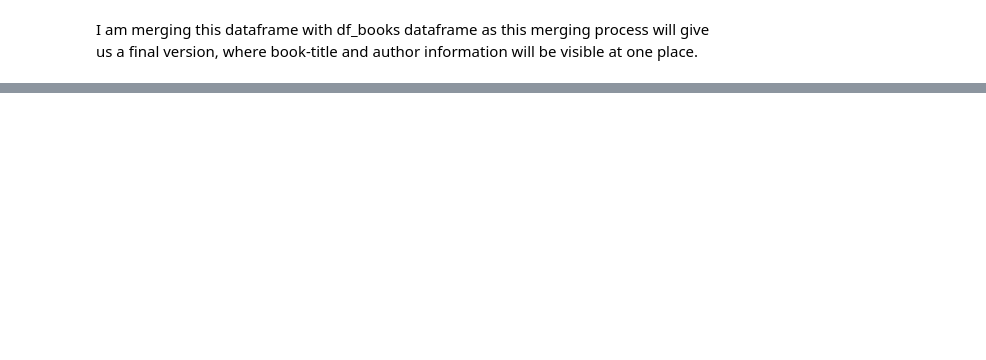
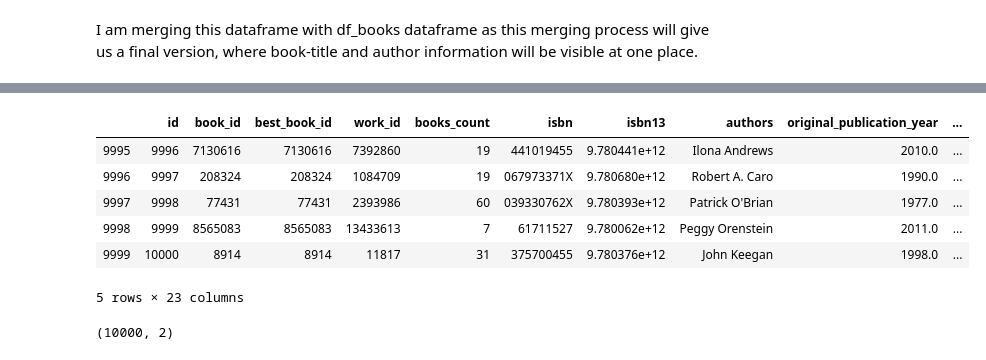
Before and after one commit to ProfAnshul/Book-Recommendation, a Jupyter notebook: Wrangling_Storytelling.ipynb, the cells around one changed output, grey strips where cells are left out. Saved outputs shown, nothing was run; the diff lists cells and outputs as text; code cells hidden in the pictures; blank space fills up the shorter version.

```diff
--- a/Wrangling_Storytelling.ipynb
+++ b/Wrangling_Storytelling.ipynb
@@ -998,2 +1360,5 @@ combined_tags.head(7)
 # %% [markdown]
 I am merging this dataframe with df_books dataframe as this merging process will give us a final version, where book-title and author information will be visible at one place.
+# %%
+org_book = pd.read_csv('books.csv')
+org_book.shape
@@ -999,0 +1377,16 @@ I am merging this dataframe with df_books dataframe as this merging process will
+# %%
+org_book.rename(columns={'book_id' : 'id', 'goodreads_book_id' : 'book_id'},inplace = True)
+# %%
+org_book.tail(5)
+# %% [output]
+|  | id | book_id | best_book_id | work_id | books_count | isbn | isbn13 | authors | original_publication_year | ... |
+| 9995 | 9996 | 7130616 | 7130616 | 7392860 | 19 | 441019455 | 9.780441e+12 | Ilona Andrews | 2010.0 | ... |
+| 9996 | 9997 | 208324 | 208324 | 1084709 | 19 | 067973371X | 9.780680e+12 | Robert A. Caro | 1990.0 | ... |
+| 9997 | 9998 | 77431 | 77431 | 2393986 | 60 | 039330762X | 9.780393e+12 | Patrick O'Brian | 1977.0 | ... |
+| 9998 | 9999 | 8565083 | 8565083 | 13433613 | 7 | 61711527 | 9.780062e+12 | Peggy Orenstein | 2011.0 | ... |
+| 9999 | 10000 | 8914 | 8914 | 11817 | 31 | 375700455 | 9.780376e+12 | John Keegan | 1998.0 | ... |
+5 rows × 23 columns
+# %%
+combined_tags.shape
+# %% [output]
+(10000, 2)
```
Also changed, not shown: parts of 80 cells of this notebook.
